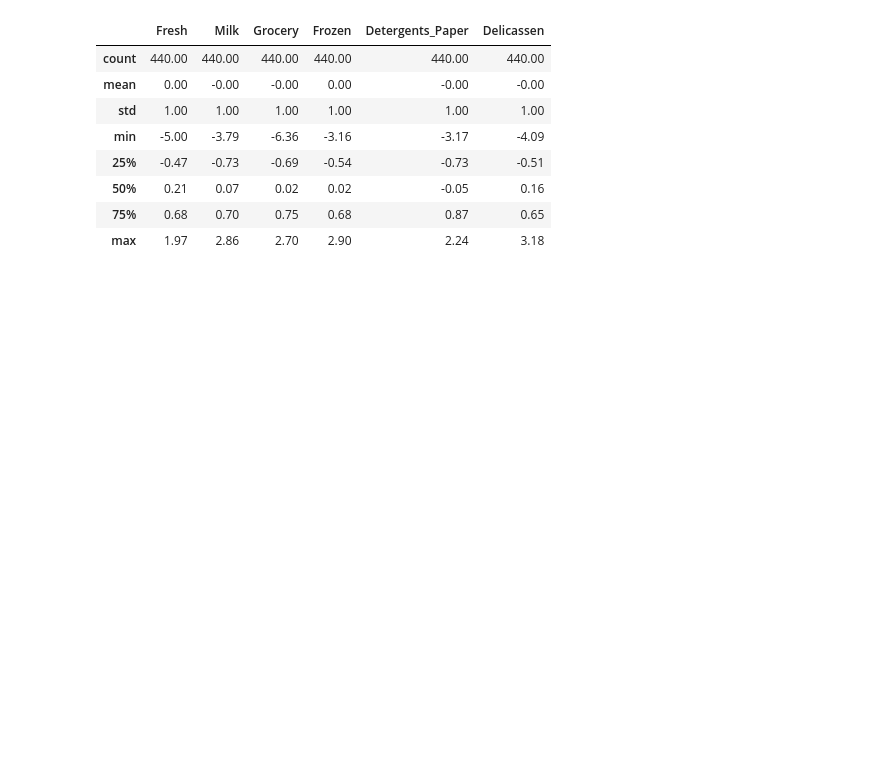
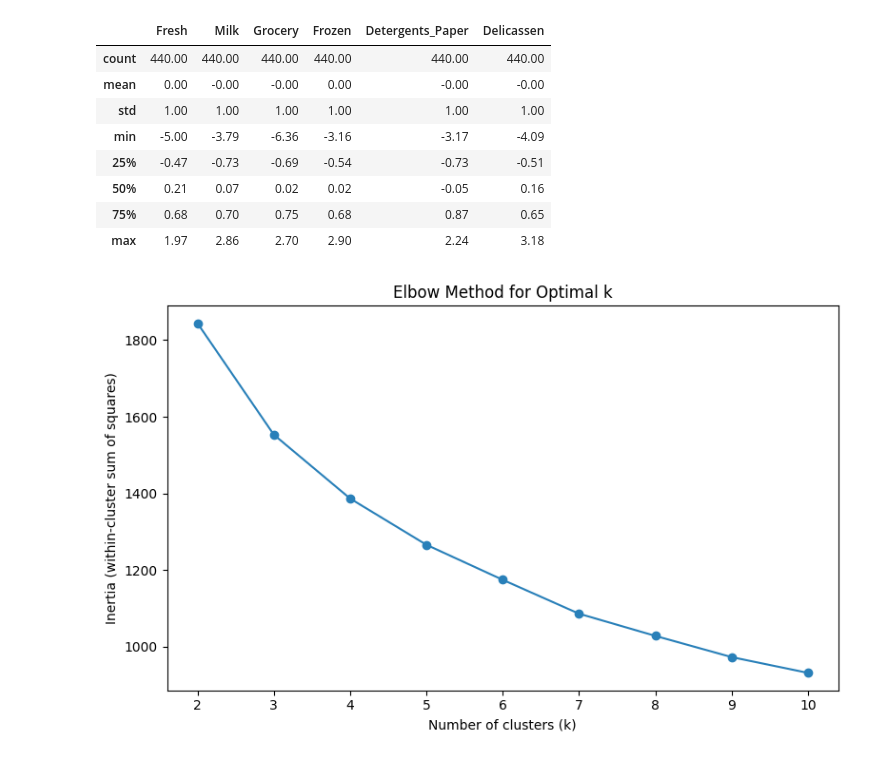
Before and after one commit to darshansuresh006-dev/wholesale-customer-segmentation, a Jupyter notebook: notebooks/03_customer_segmentation.ipynb, the cells around one changed output. Saved outputs shown, nothing was run; the diff lists cells and outputs as text; code cells hidden in the pictures; blank space fills up the shorter version.

Commit message:
Task 4: elbow method and silhouette analysis - selected k=3

```diff
--- a/notebooks/03_customer_segmentation.ipynb
+++ b/notebooks/03_customer_segmentation.ipynb
@@ -123,3 +123,25 @@ X_scaled.describe().round(2)
 | 50% | 0.21 | 0.07 | 0.02 | 0.02 | -0.05 | 0.16 |
 | 75% | 0.68 | 0.70 | 0.75 | 0.68 | 0.87 | 0.65 |
 | max | 1.97 | 2.86 | 2.70 | 2.90 | 2.24 | 3.18 |
+# %%
+from sklearn.cluster import KMeans
+
+inertias = []
+k_range = range(2, 11)
+
+for k in k_range:
+    km = KMeans(n_clusters=k, random_state=RANDOM_STATE, n_init=10)
+    km.fit(X_scaled)
+    inertias.append(km.inertia_)
+
+fig, ax = plt.subplots(figsize=(8, 5))
+ax.plot(list(k_range), inertias, marker='o', color='#2980b9')
+ax.set_xlabel('Number of clusters (k)')
+ax.set_ylabel('Inertia (within-cluster sum of squares)')
+ax.set_title('Elbow Method for Optimal k')
+ax.set_xticks(list(k_range))
+plt.tight_layout()
+plt.savefig('../assets/04_elbow_method.png')
+plt.show()
+# %% [output]
+[figure, added]
```
Also changed, not shown: parts of 2 cells of this notebook, 2 other files.
